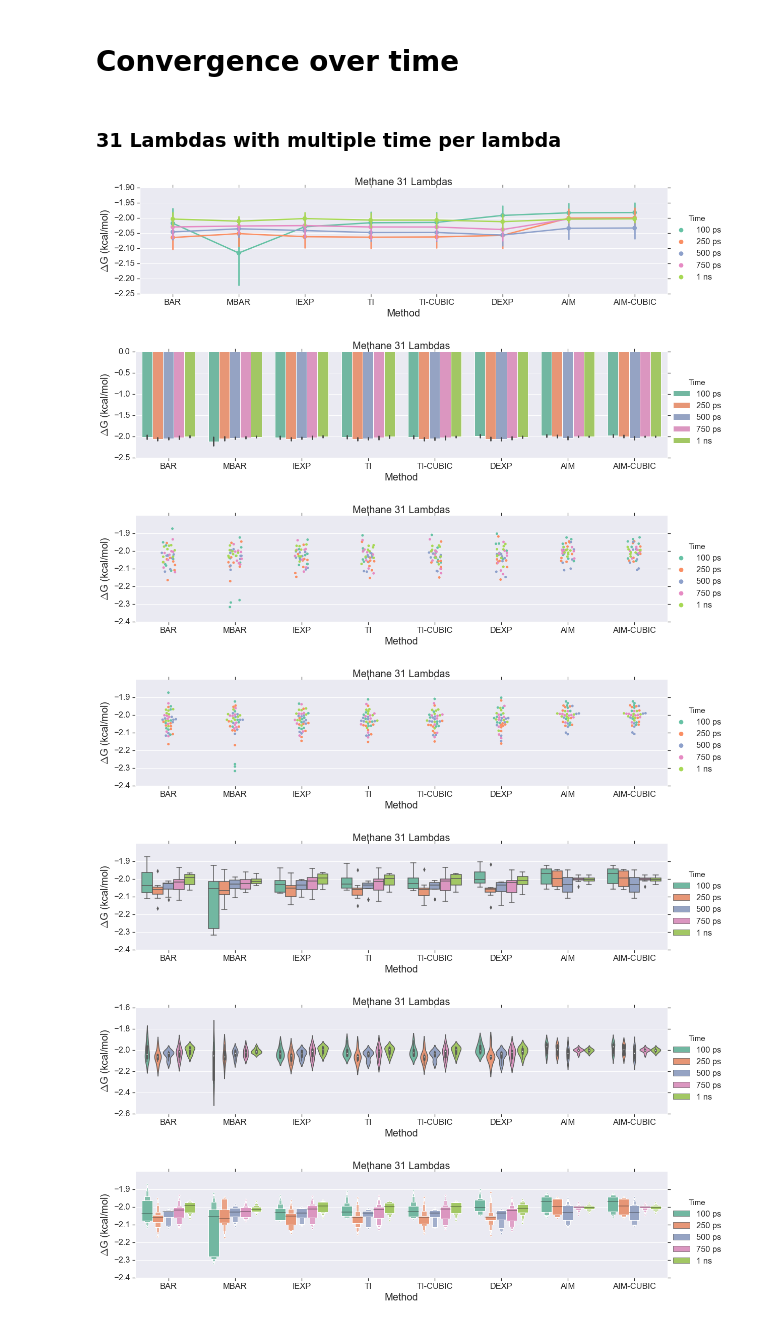
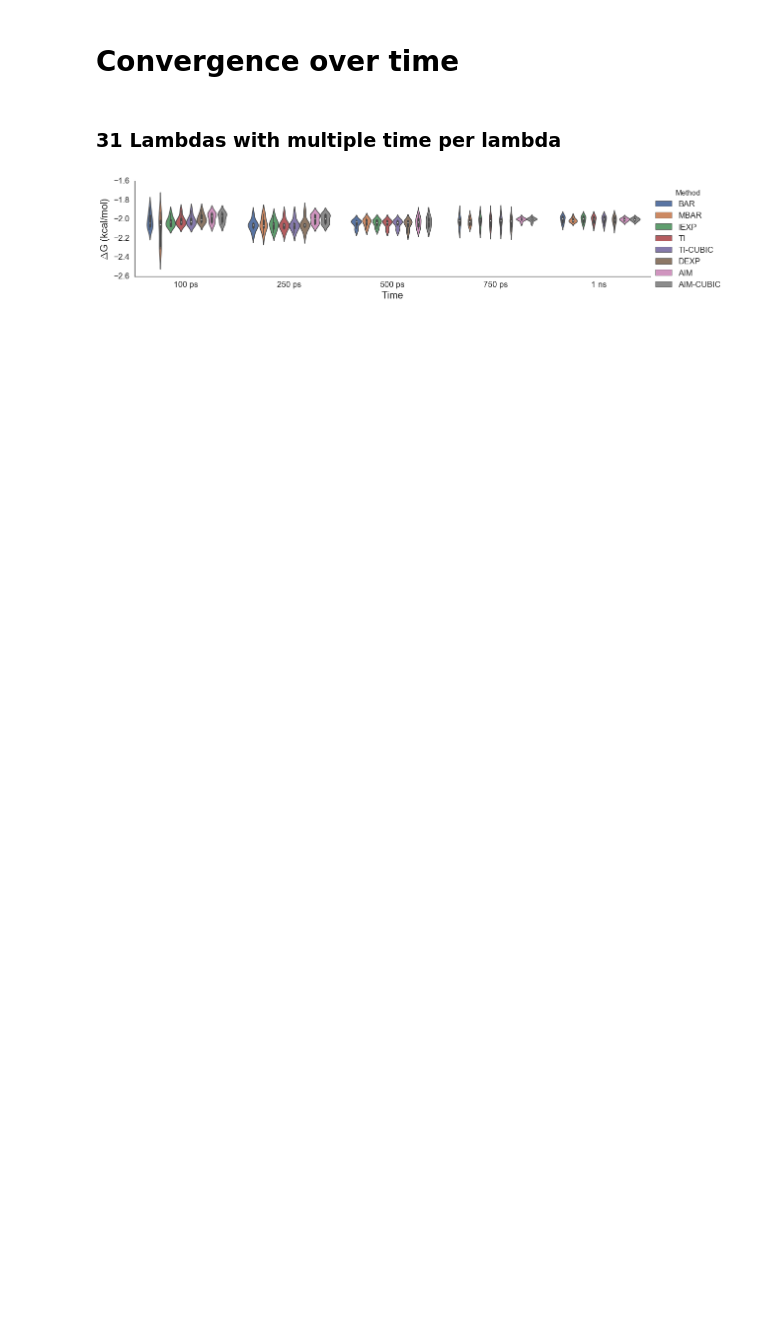
Before and after one commit to bioSandMan/gmx514, a Jupyter notebook: methane.ipynb, the cells around one changed output. Cells and saved outputs as stored; diff of their text form; code cells hidden in the pictures; blank space fills up the shorter version.

```diff
--- a/methane.ipynb
+++ b/methane.ipynb
@@ -744,32 +603,28 @@ for i in keys:
 # %%
 melted_df = pd.melt(df,
                    id_vars = 'key',
                    value_vars = ['100 ps','250 ps','500 ps','750 ps', '1 ns'],
                    var_name = 'Time',
                    value_name = 'DeltaG(kcal/mol)')
 
 melted_df.columns = ['Method', 'Time','DeltaG(kcal/mol)']
 
-kinds = ['point', 'bar', 'strip', 'swarm', 'box', 'violin', 'boxen']
+g = sns.catplot(x="Time",
+            y="DeltaG(kcal/mol)",
+            hue="Method"
+            ,data=melted_df,
+            kind='violin',
+            height=4,
+            aspect=4,
+            legend_out=True)
 
-for i in kinds:
-    g = sns.catplot(x="Method",
-                y="DeltaG(kcal/mol)",
-                hue="Time"
-                ,data=melted_df,
-                kind=i,
-                height=4,
-                aspect=4,
-                legend_out=True)
+plt.ylabel("$\Delta$G (kcal/mol)", fontsize = 20)
+plt.xlabel("Time", fontsize = 20)
+# Remove the "spines" (the lines surrounding the subplot)
+sns.despine(left=False)
+plt.tick_params(axis=u'both', which=u'both',length=0)
+#plt.title("Methane 31 Lambdas", fontsize=20);
 
-    plt.ylabel("$\Delta$G (kcal/mol)", fontsize = 20)
-    plt.xlabel("Method", fontsize = 20)
-    plt.title("Methane 31 Lambdas", fontsize=20);
+plt.savefig("figures/Methane_31L_violinplotovertime.eps",dpi=600)
 # %% [output]
-[figure, old version]
+[figure, new version]
-[figure, removed]
-[figure, removed]
-[figure, removed]
-[figure, removed]
-[figure, removed]
-[figure, removed]
```
Also changed, not shown: parts of 16 cells of this notebook, 7 other files.
